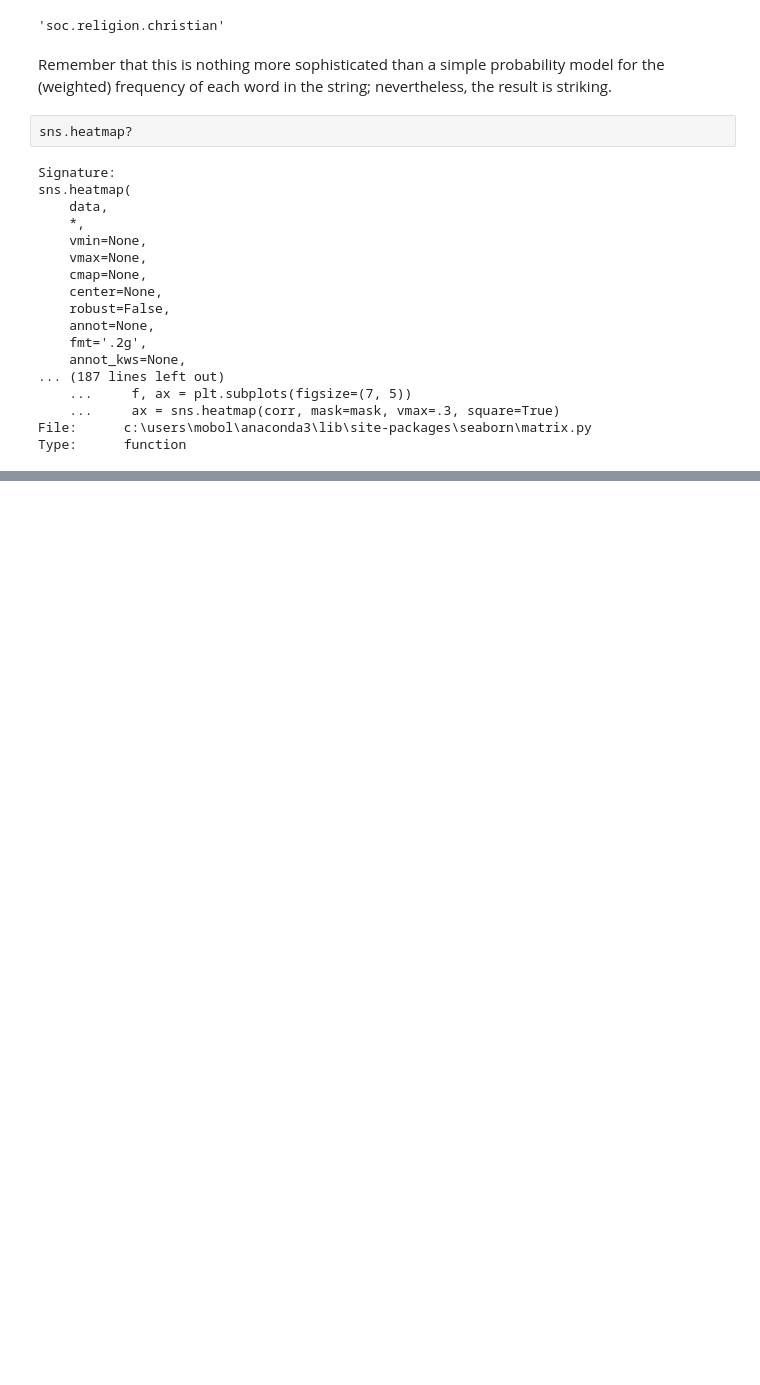
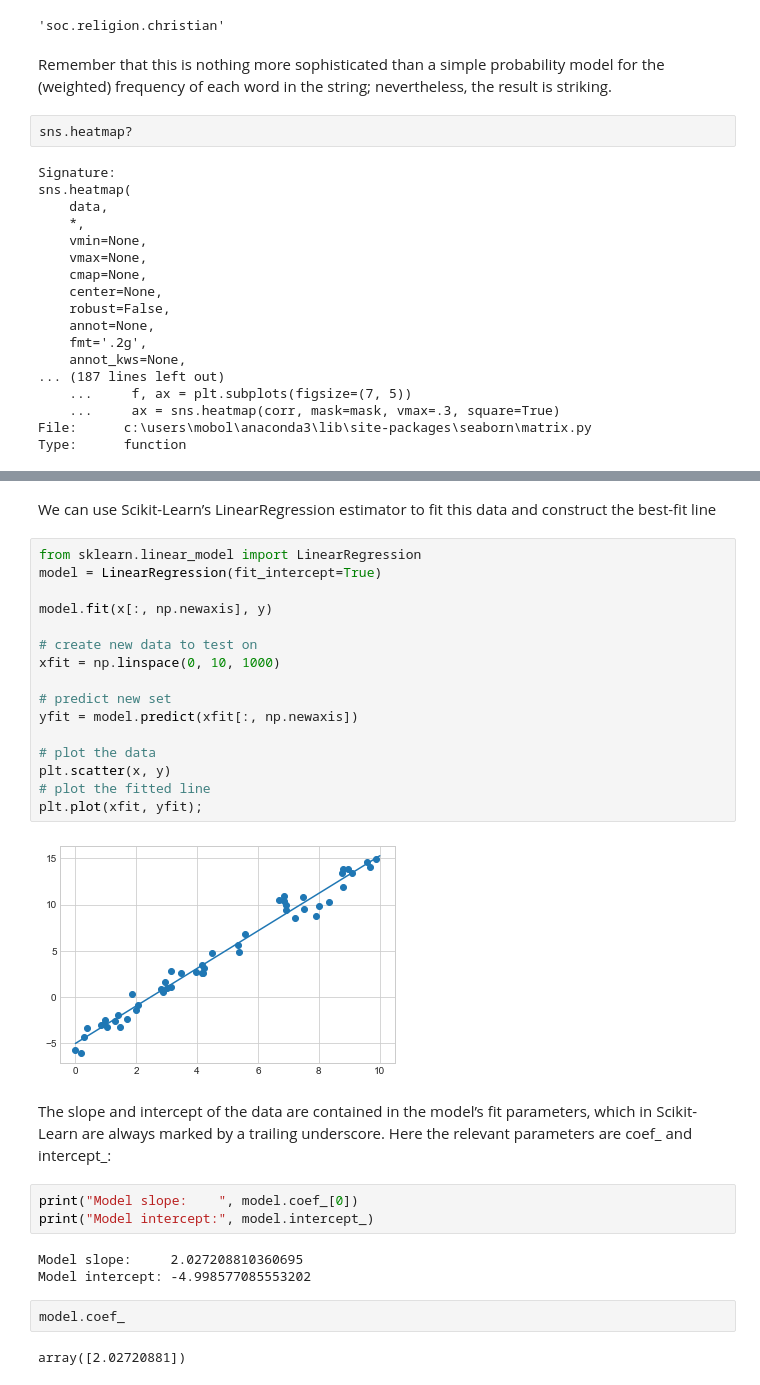
Before and after one commit to Oluwajobs/python_data_science, a Jupyter notebook: ML_Note.ipynb, the cells around one changed output, grey strips where cells are left out. Cells and saved outputs as stored; diff of their text form; blank space fills up the shorter version.

```diff
--- a/ML_Note.ipynb
+++ b/ML_Note.ipynb
@@ -1182,0 +1207,32 @@ Type:      function
+# %% [markdown]
+We can use Scikit-Learn’s LinearRegression estimator to fit this data and construct the best-fit line
+# %%
+from sklearn.linear_model import LinearRegression
+model = LinearRegression(fit_intercept=True)
+
+model.fit(x[:, np.newaxis], y)
+
+# create new data to test on
+xfit = np.linspace(0, 10, 1000)
+
+# predict new set
+yfit = model.predict(xfit[:, np.newaxis])
+
+# plot the data
+plt.scatter(x, y)
+# plot the fitted line
+plt.plot(xfit, yfit);
+# %% [output]
+[figure, added]
+# %% [markdown]
+The slope and intercept of the data are contained in the model’s fit parameters, which in Scikit-Learn are always marked by a trailing underscore. Here the relevant parameters are coef_ and intercept_:
+# %%
+print("Model slope:    ", model.coef_[0])
+print("Model intercept:", model.intercept_)
+# %% [output]
+Model slope:     2.027208810360695
+Model intercept: -4.998577085553202
+# %%
+model.coef_
+# %% [output]
+array([2.02720881])
```
Also changed, not shown: parts of 5 cells of this notebook.
